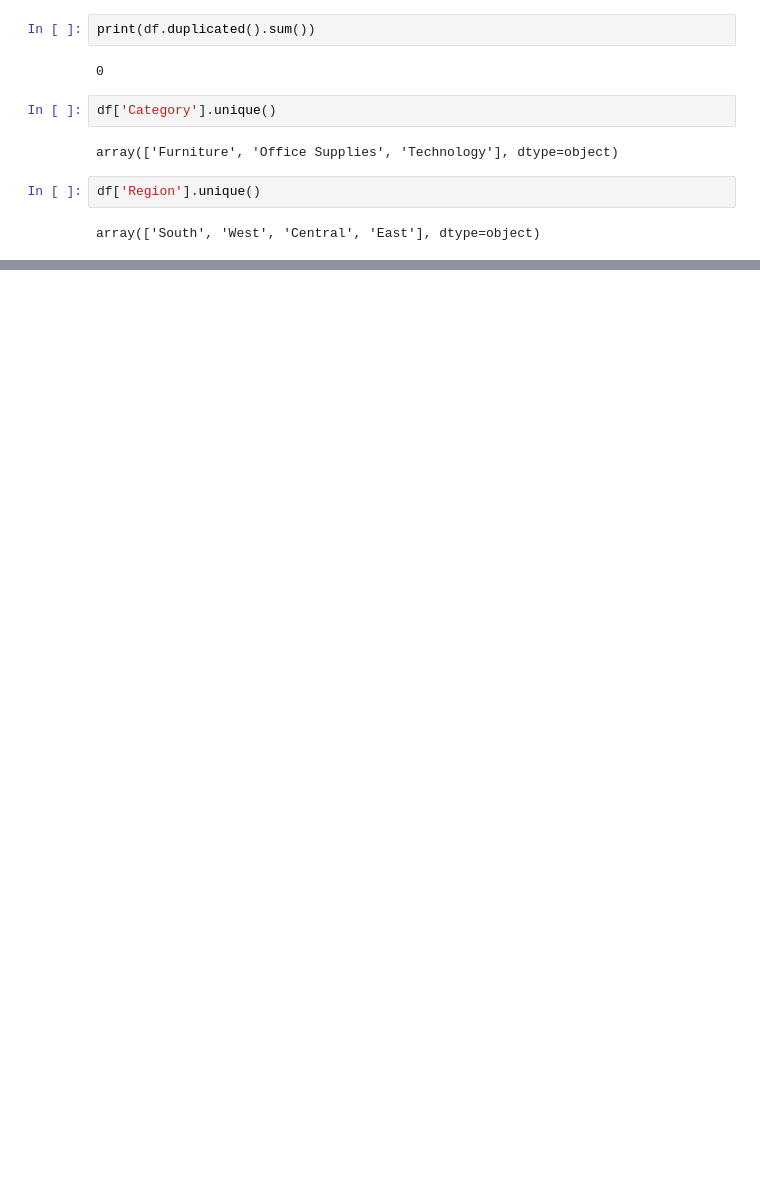
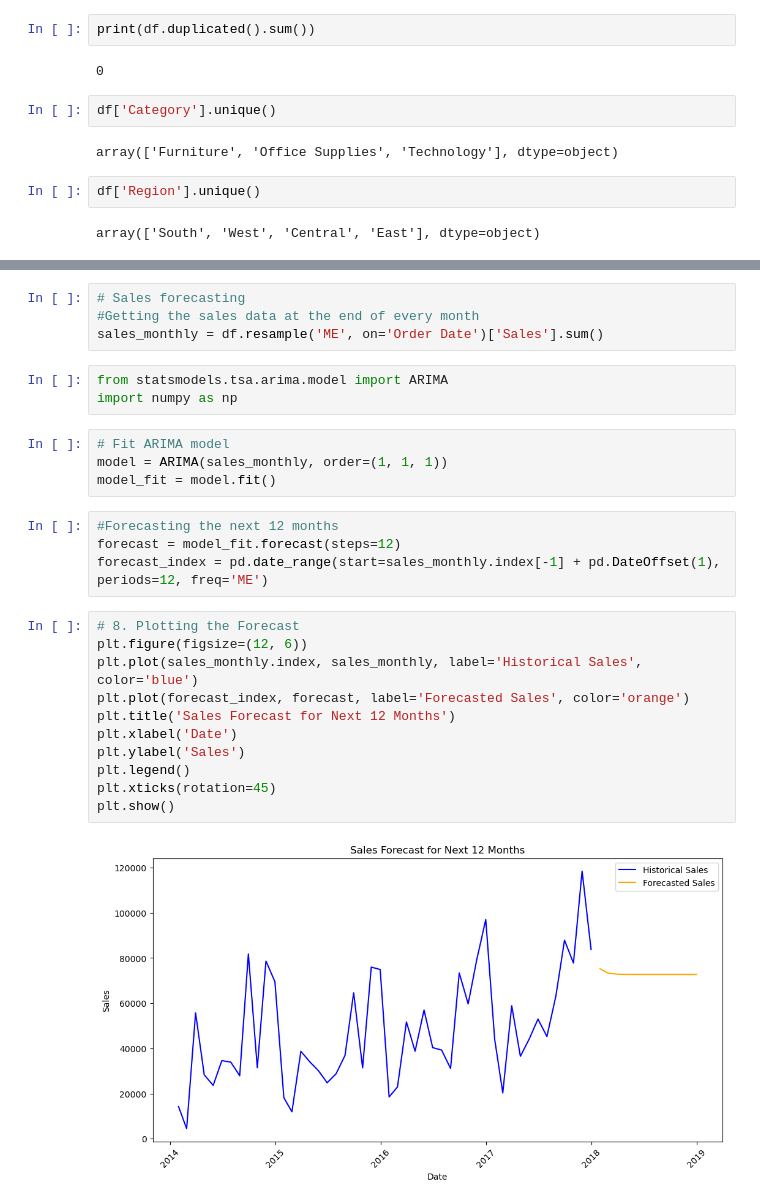
Before and after one commit to SuminChhetri/PROJECTS, a Jupyter notebook: Superstore_datacleaning.ipynb, the cells around one changed output, grey strips where cells are left out. Saved outputs shown, nothing was run; the diff lists cells and outputs as text; blank space fills up the shorter version.

```diff
--- a/Superstore_datacleaning.ipynb
+++ b/Superstore_datacleaning.ipynb
@@ -123,0 +182,28 @@ df
+# %%
+# Sales forecasting
+#Getting the sales data at the end of every month
+sales_monthly = df.resample('ME', on='Order Date')['Sales'].sum()
+# %%
+from statsmodels.tsa.arima.model import ARIMA
+import numpy as np
+# %%
+# Fit ARIMA model
+model = ARIMA(sales_monthly, order=(1, 1, 1))
+model_fit = model.fit()
+# %%
+#Forecasting the next 12 months
+forecast = model_fit.forecast(steps=12)
+forecast_index = pd.date_range(start=sales_monthly.index[-1] + pd.DateOffset(1), periods=12, freq='ME')
+# %%
+# 8. Plotting the Forecast
+plt.figure(figsize=(12, 6))
+plt.plot(sales_monthly.index, sales_monthly, label='Historical Sales', color='blue')
+plt.plot(forecast_index, forecast, label='Forecasted Sales', color='orange')
+plt.title('Sales Forecast for Next 12 Months')
+plt.xlabel('Date')
+plt.ylabel('Sales')
+plt.legend()
+plt.xticks(rotation=45)
+plt.show()
+# %% [output]
+[figure, added]
```
Also changed, not shown: parts of 16 cells of this notebook.
